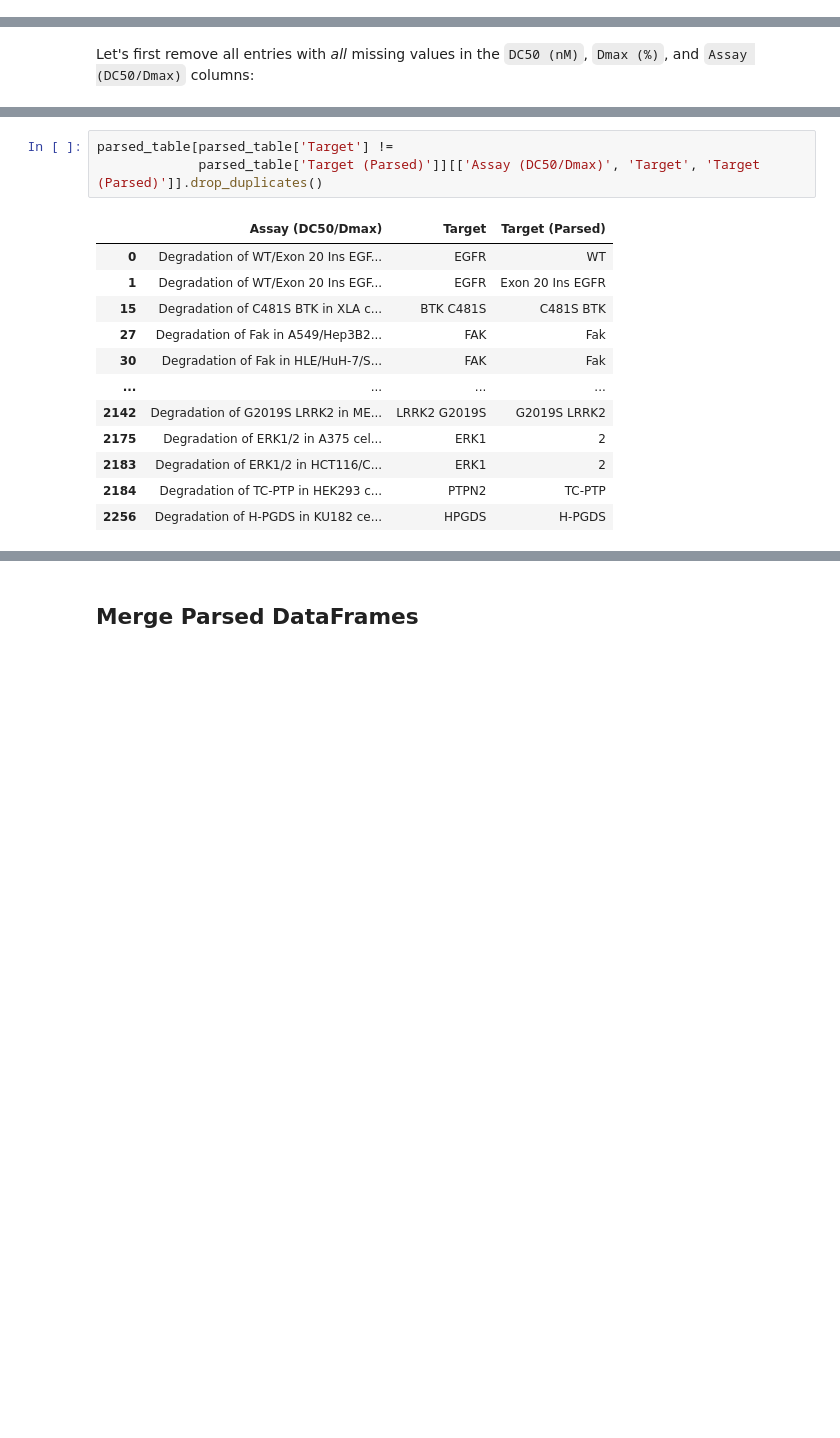
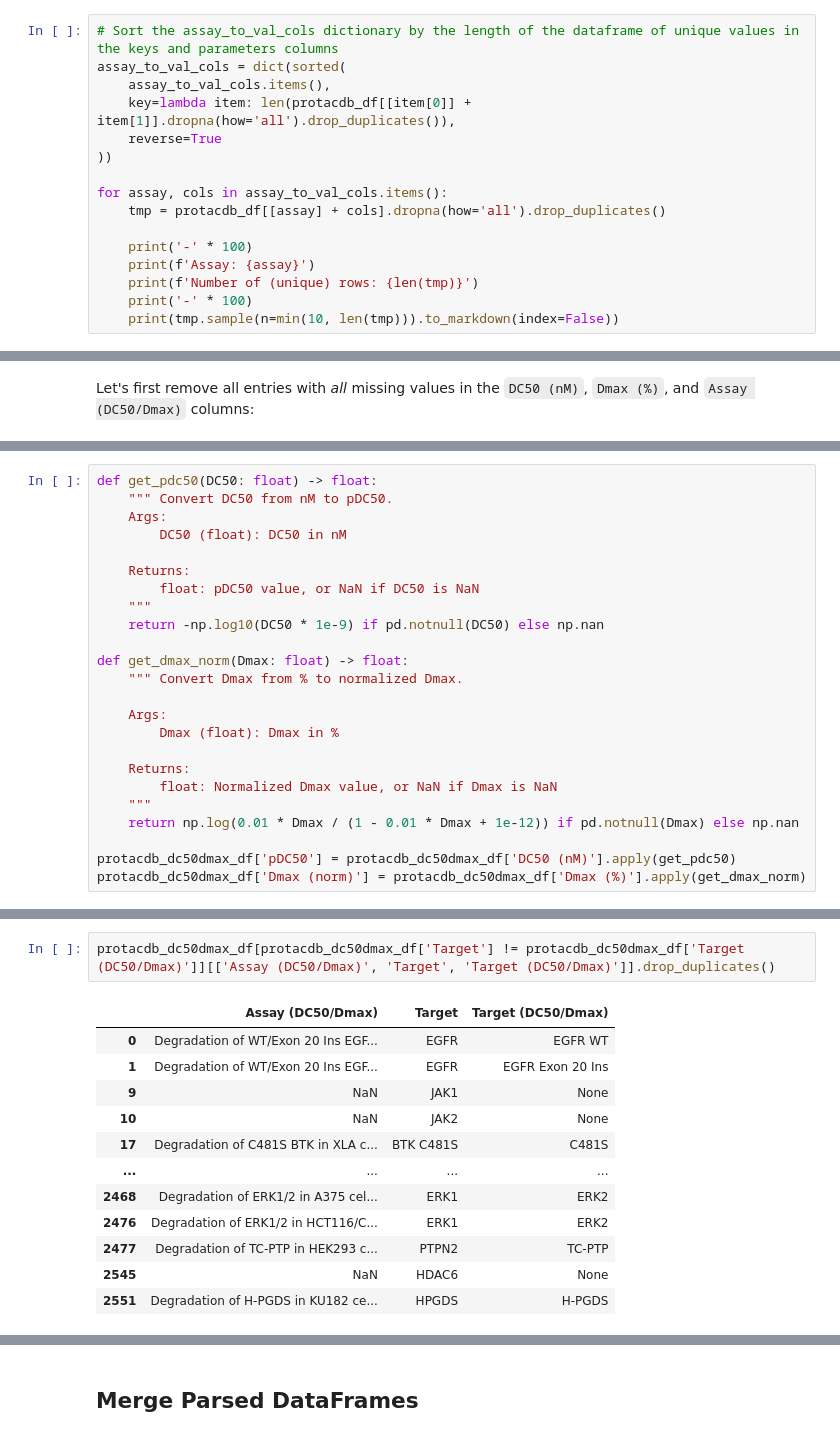
Before and after one commit to ribesstefano/PROTAC-Degradation-Predictor, a Jupyter notebook: notebooks/data_curation.ipynb, the cells around one changed output, grey strips where cells are left out. Cells and saved outputs as stored; diff of their text form; blank space fills up the shorter version.

```diff
--- a/notebooks/data_curation.ipynb
+++ b/notebooks/data_curation.ipynb
@@ -790,0 +823,16 @@ Number of (unique) rows: 152
+# %%
+# Sort the assay_to_val_cols dictionary by the length of the dataframe of unique values in the keys and parameters columns
+assay_to_val_cols = dict(sorted(
+    assay_to_val_cols.items(),
+    key=lambda item: len(protacdb_df[[item[0]] + item[1]].dropna(how='all').drop_duplicates()),
+    reverse=True
+))
+
+for assay, cols in assay_to_val_cols.items():
+    tmp = protacdb_df[[assay] + cols].dropna(how='all').drop_duplicates()
+
+    print('-' * 100)
+    print(f'Assay: {assay}')
+    print(f'Number of (unique) rows: {len(tmp)}')
+    print('-' * 100)
+    print(tmp.sample(n=min(10, len(tmp))).to_markdown(index=False))
@@ -963,0 +1233,24 @@ Parsed table len: 2264
+# %%
+def get_pdc50(DC50: float) -> float:
+    """ Convert DC50 from nM to pDC50.
+    Args:
+        DC50 (float): DC50 in nM
+
+    Returns:
+        float: pDC50 value, or NaN if DC50 is NaN
+    """
+    return -np.log10(DC50 * 1e-9) if pd.notnull(DC50) else np.nan
+
+def get_dmax_norm(Dmax: float) -> float:
+    """ Convert Dmax from % to normalized Dmax.
+
+    Args:
+        Dmax (float): Dmax in %
+
+    Returns:
+        float: Normalized Dmax value, or NaN if Dmax is NaN
+    """
+    return np.log(0.01 * Dmax / (1 - 0.01 * Dmax + 1e-12)) if pd.notnull(Dmax) else np.nan
+
+protacdb_dc50dmax_df['pDC50'] = protacdb_dc50dmax_df['DC50 (nM)'].apply(get_pdc50)
+protacdb_dc50dmax_df['Dmax (norm)'] = protacdb_dc50dmax_df['Dmax (%)'].apply(get_dmax_norm)
@@ -964,16 +1277,15 @@ Parsed table len: 2264
 # %%
-parsed_table[parsed_table['Target'] !=
-             parsed_table['Target (Parsed)']][['Assay (DC50/Dmax)', 'Target', 'Target (Parsed)']].drop_duplicates()
+protacdb_dc50dmax_df[protacdb_dc50dmax_df['Target'] != protacdb_dc50dmax_df['Target (DC50/Dmax)']][['Assay (DC50/Dmax)', 'Target', 'Target (DC50/Dmax)']].drop_duplicates()
 # %% [output]
-|  | Assay (DC50/Dmax) | Target | Target (Parsed) |
-| 0 | Degradation of WT/Exon 20 Ins EGF... | EGFR | WT |
-| 1 | Degradation of WT/Exon 20 Ins EGF... | EGFR | Exon 20 Ins EGFR |
-| 15 | Degradation of C481S BTK in XLA c... | BTK C481S | C481S BTK |
-| 27 | Degradation of Fak in A549/Hep3B2... | FAK | Fak |
-| 30 | Degradation of Fak in HLE/HuH-7/S... | FAK | Fak |
+|  | Assay (DC50/Dmax) | Target | Target (DC50/Dmax) |
+| 0 | Degradation of WT/Exon 20 Ins EGF... | EGFR | EGFR WT |
+| 1 | Degradation of WT/Exon 20 Ins EGF... | EGFR | EGFR Exon 20 Ins |
+| 9 | NaN | JAK1 | None |
+| 10 | NaN | JAK2 | None |
+| 17 | Degradation of C481S BTK in XLA c... | BTK C481S | C481S |
 | ... | ... | ... | ... |
-| 2142 | Degradation of G2019S LRRK2 in ME... | LRRK2 G2019S | G2019S LRRK2 |
-| 2175 | Degradation of ERK1/2 in A375 cel... | ERK1 | 2 |
-| 2183 | Degradation of ERK1/2 in HCT116/C... | ERK1 | 2 |
-| 2184 | Degradation of TC-PTP in HEK293 c... | PTPN2 | TC-PTP |
-| 2256 | Degradation of H-PGDS in KU182 ce... | HPGDS | H-PGDS |
+| 2468 | Degradation of ERK1/2 in A375 cel... | ERK1 | ERK2 |
+| 2476 | Degradation of ERK1/2 in HCT116/C... | ERK1 | ERK2 |
+| 2477 | Degradation of TC-PTP in HEK293 c... | PTPN2 | TC-PTP |
+| 2545 | NaN | HDAC6 | None |
+| 2551 | Degradation of H-PGDS in KU182 ce... | HPGDS | H-PGDS |
```
Also changed, not shown: parts of 89 cells of this notebook, 10 other files.
